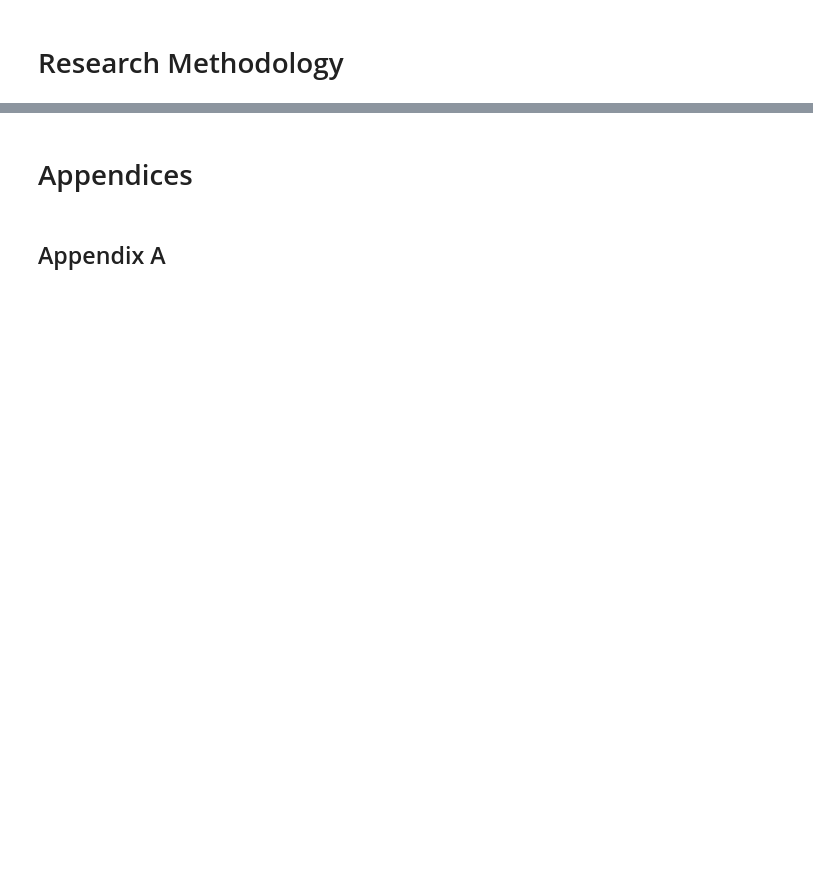
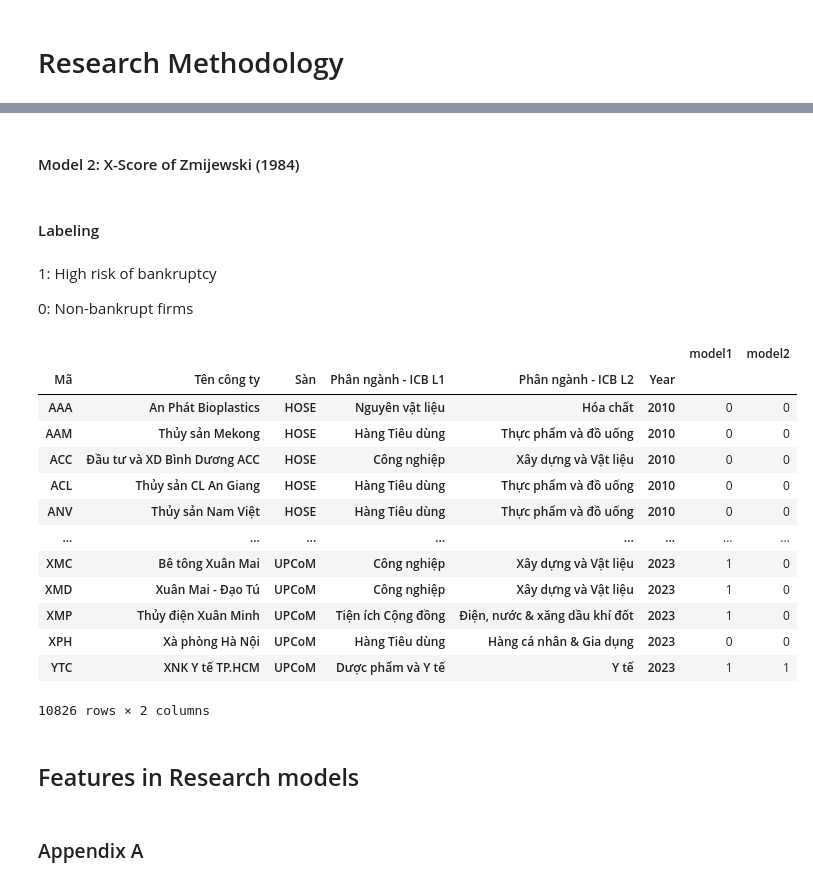
Before and after one commit to Hewhoipia/Financial-Distress-Prediction-for-Enterprises, a Jupyter notebook: FD_Example.ipynb, the cells around one changed output, grey strips where cells are left out. Cells and saved outputs as stored; diff of their text form; code cells hidden in the pictures; blank space fills up the shorter version.

```diff
--- a/FD_Example.ipynb
+++ b/FD_Example.ipynb
@@ -138,2 +197,0 @@ X5 = trans_df.apply(
-# %%
-Z_1983 = 0.717*X1 + 0.847*X2 + 3.107*X3 + 0.420*X4 + 0.998*X5
@@ -153,4 +198,70 @@ model_1
+# %% [markdown]
+#### Model 2: X-Score of Zmijewski (1984)
+# %%
+# X1 = ROA (39) = Net profit divided by total assets
+X1 = nonfin_df.apply(
+    lambda row : row[trans_cols[39]]
+    if pd.notna(row[trans_cols[39]])
+    else np.nan, axis=1
+)
+
+# X2 = FINL = Total debt(10) to total assets(9)
+X2 = nonfin_df.apply(
+    lambda row : row[trans_cols[10]] / row[trans_cols[9]]
+    if pd.notna(row[trans_cols[10]]) and pd.notna(row[trans_cols[9]])
+    and row[trans_cols[9]] != 0
+    else np.nan, axis=1
+)
+
+# X1 = Current ratio = Current assets divided by current liabilities
+X3 = nonfin_df.apply(
+    lambda row : row[trans_cols[0]] / row[trans_cols[11]]
+    if pd.notna(row[trans_cols[0]]) and pd.notna(row[trans_cols[11]])
+    and row[trans_cols[11]] != 0
+    else np.nan, axis=1
+)
+
+X_1984 = -4.3 - 4.5*X1 + 5.7*X2 + 0.004*X3
 # %% [markdown]
-# Appendices
+#### Labeling
+# %% [markdown]
+1: High risk of bankruptcy
+
+0: Non-bankrupt firms
+# %%
+result_model1 = Z_1983.apply(
+    lambda row: 1 if row < 1.81 else # high risk of bankruptcy
+                0 if row > 1.81 else # non-bankrupt firms
+                np.nan
+)
+
+result_model2 = X_1984.apply(
+    lambda row: 1 if row > 0 else # high risk of bankruptcy
+                0 if row < 0 else # non-bankrupt firms
+                np.nan
+)
+
+FD_iden_df = pd.DataFrame()
+FD_iden_df ['model1'] = result_model1
+FD_iden_df ['model2'] = result_model2
+
+FD_iden_df
+# %% [output]
+|  |  |  |  |  |  | model1 | model2 |
+| Mã | Tên công ty | Sàn | Phân ngành - ICB L1 | Phân ngành - ICB L2 | Year |  |  |
+| AAA | An Phát Bioplastics | HOSE | Nguyên vật liệu | Hóa chất | 2010 | 0 | 0 |
+| AAM | Thủy sản Mekong | HOSE | Hàng Tiêu dùng | Thực phẩm và đồ uống | 2010 | 0 | 0 |
+| ACC | Đầu tư và XD Bình Dương ACC | HOSE | Công nghiệp | Xây dựng và Vật liệu | 2010 | 0 | 0 |
+| ACL | Thủy sản CL An Giang | HOSE | Hàng Tiêu dùng | Thực phẩm và đồ uống | 2010 | 0 | 0 |
+| ANV | Thủy sản Nam Việt | HOSE | Hàng Tiêu dùng | Thực phẩm và đồ uống | 2010 | 0 | 0 |
+| ... | ... | ... | ... | ... | ... | ... | ... |
+| XMC | Bê tông Xuân Mai | UPCoM | Công nghiệp | Xây dựng và Vật liệu | 2023 | 1 | 0 |
+| XMD | Xuân Mai - Đạo Tú | UPCoM | Công nghiệp | Xây dựng và Vật liệu | 2023 | 1 | 0 |
+| XMP | Thủy điện Xuân Minh | UPCoM | Tiện ích Cộng đồng | Điện, nước & xăng dầu khí đốt | 2023 | 1 | 0 |
+| XPH | Xà phòng Hà Nội | UPCoM | Hàng Tiêu dùng | Hàng cá nhân & Gia dụng | 2023 | 0 | 0 |
+| YTC | XNK Y tế TP.HCM | UPCoM | Dược phẩm và Y tế | Y tế | 2023 | 1 | 1 |
+10826 rows × 2 columns
+# %% [markdown]
+## Features in Research models
 # %% [markdown]
-## Appendix A
+### Appendix A
```
Also changed, not shown: parts of 35 cells of this notebook, 3 other files.
